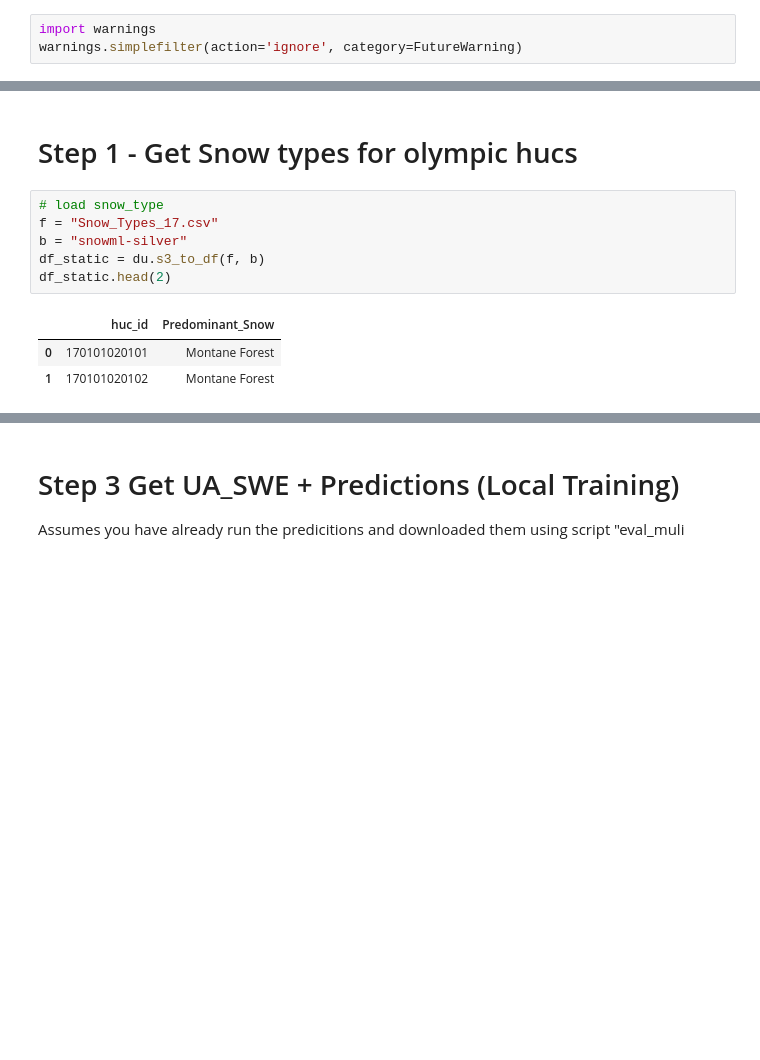
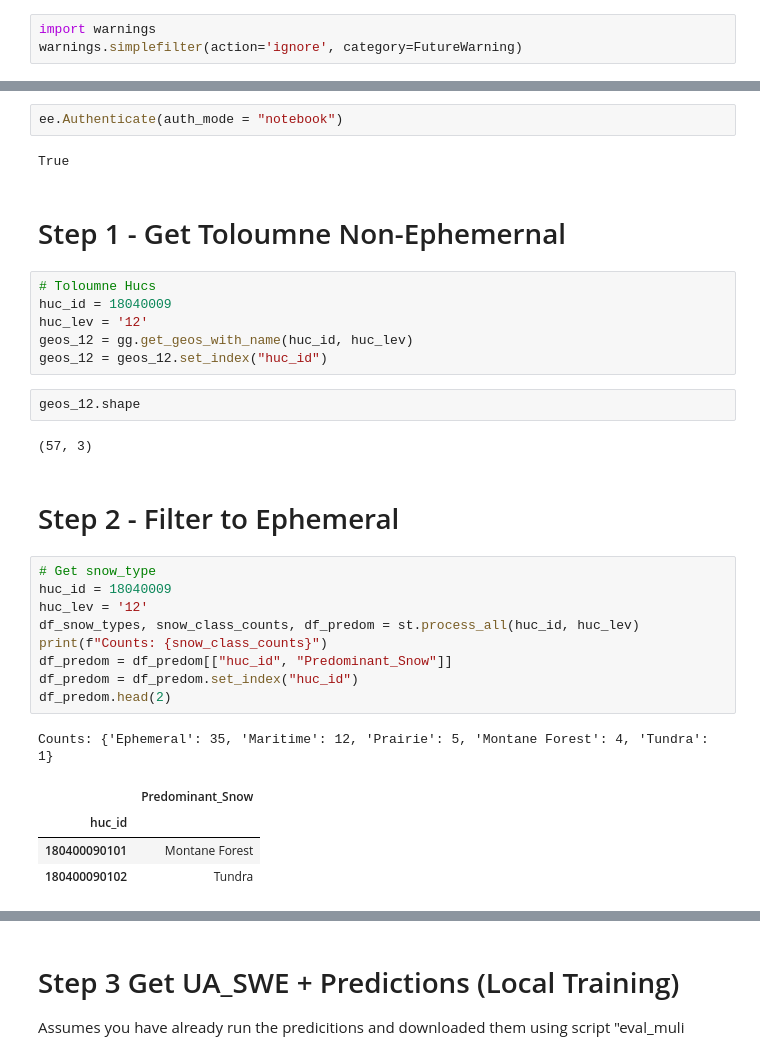
Before and after one commit to DSHydro/SnowML, a Jupyter notebook: notebooks/Toloumne/Toloumne_Compare2.ipynb, the cells around one changed output, grey strips where cells are left out. Cells and saved outputs as stored; diff of their text form; blank space fills up the shorter version.

Commit message:
refactor notebook files

```diff
--- a/notebooks/Toloumne/Toloumne_Compare2.ipynb
+++ b/notebooks/Toloumne/Toloumne_Compare2.ipynb
@@ -30,13 +27,34 @@ olympic_hucs = ['171001020201', '171001020401','171001020402','171001020404','17
+# %%
+ee.Authenticate(auth_mode = "notebook")
+# %% [output]
+True
 # %% [markdown]
-# Step 1 - Get Snow types for olympic hucs
+# Step 1 - Get Toloumne Non-Ephemernal
+# %%
+# Toloumne Hucs
+huc_id = 18040009
+huc_lev = '12'
+geos_12 = gg.get_geos_with_name(huc_id, huc_lev)
+geos_12 = geos_12.set_index("huc_id")
+# %%
+geos_12.shape
+# %% [output]
+(57, 3)
+# %% [markdown]
+# Step 2 - Filter to Ephemeral
 # %%
-# load snow_type
-f = "Snow_Types_17.csv"
-b = "snowml-silver"
-df_static = du.s3_to_df(f, b)
-df_static.head(2)
+# Get snow_type
+huc_id = 18040009
+huc_lev = '12'
+df_snow_types, snow_class_counts, df_predom = st.process_all(huc_id, huc_lev)
+print(f"Counts: {snow_class_counts}")
+df_predom = df_predom[["huc_id", "Predominant_Snow"]]
+df_predom = df_predom.set_index("huc_id")
+df_predom.head(2)
 # %% [output]
+Counts: {'Ephemeral': 35, 'Maritime': 12, 'Prairie': 5, 'Montane Forest': 4, 'Tundra': 1}
-|  | huc_id | Predominant_Snow |
-| 0 | 170101020101 | Montane Forest |
-| 1 | 170101020102 | Montane Forest |
+|  | Predominant_Snow |
+| huc_id |  |
+| 180400090101 | Montane Forest |
+| 180400090102 | Tundra |
 # %%
```
Also changed, not shown: parts of 8 cells of this notebook, 46 other files.
